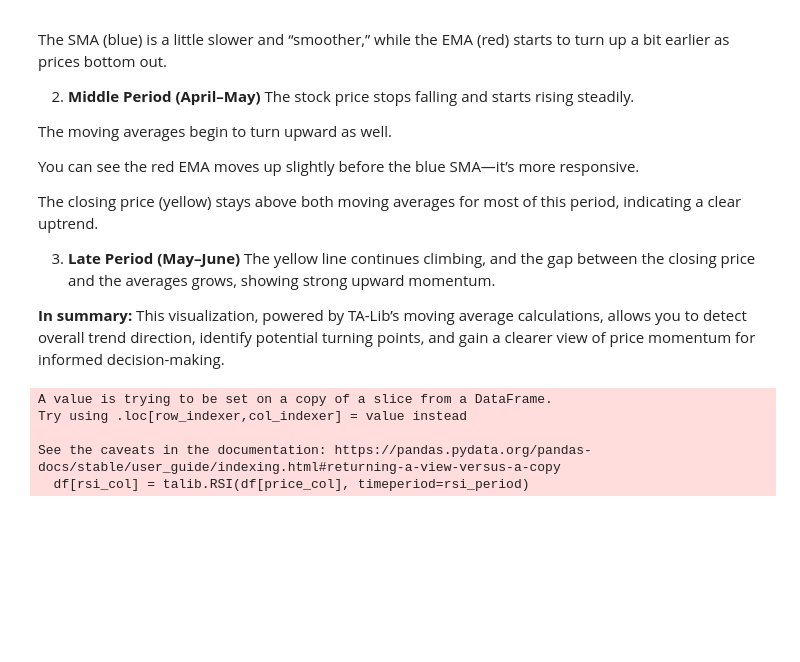
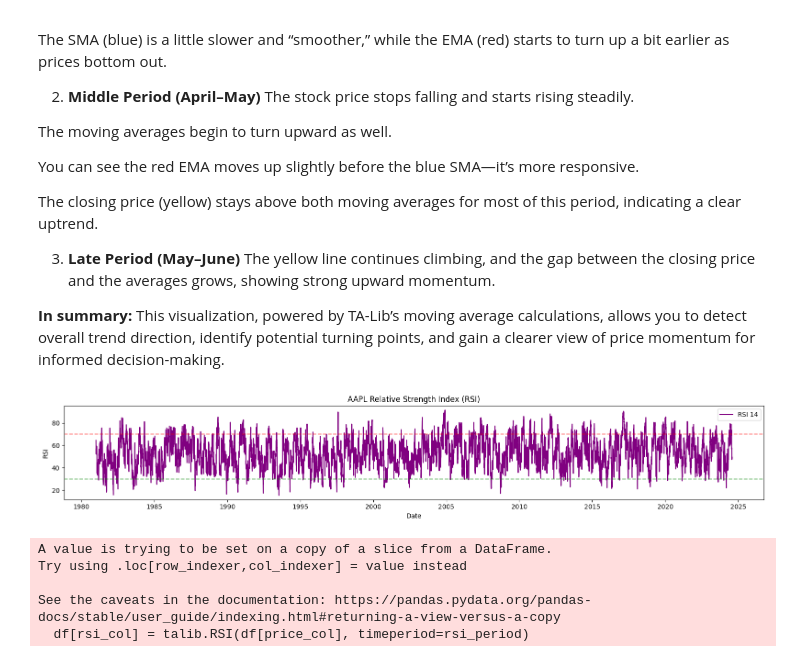
Before and after one commit to sumeyaaaa/analysis-of-financial-news-data, a Jupyter notebook: notebooks/task_2/AAPL_load_analysis.ipynb, the cells around one changed output. Cells and saved outputs as stored; diff of their text form; code cells hidden in the pictures; blank space fills up the shorter version.

```diff
--- a/notebooks/task_2/AAPL_load_analysis.ipynb
+++ b/notebooks/task_2/AAPL_load_analysis.ipynb
@@ -240,6 +311,13 @@ The yellow line continues climbing, and the gap between the closing price and th
 
 
 **In summary:** This visualization, powered by TA-Lib’s moving average calculations, allows you to detect overall trend direction, identify potential turning points, and gain a clearer view of price momentum for informed decision-making.
+# %%
+from src.plot_rsi import plot_rsi
+
+# For Apple, using Close price:
+plot_rsi(df_aapl, price_col='Close', ticker_name='AAPL')
+# %% [output]
+[figure, added]
 # %%
 from src.plot_rsi import plot_rsi
 
```
Also changed, not shown: parts of 6 cells of this notebook, 13 other files.
